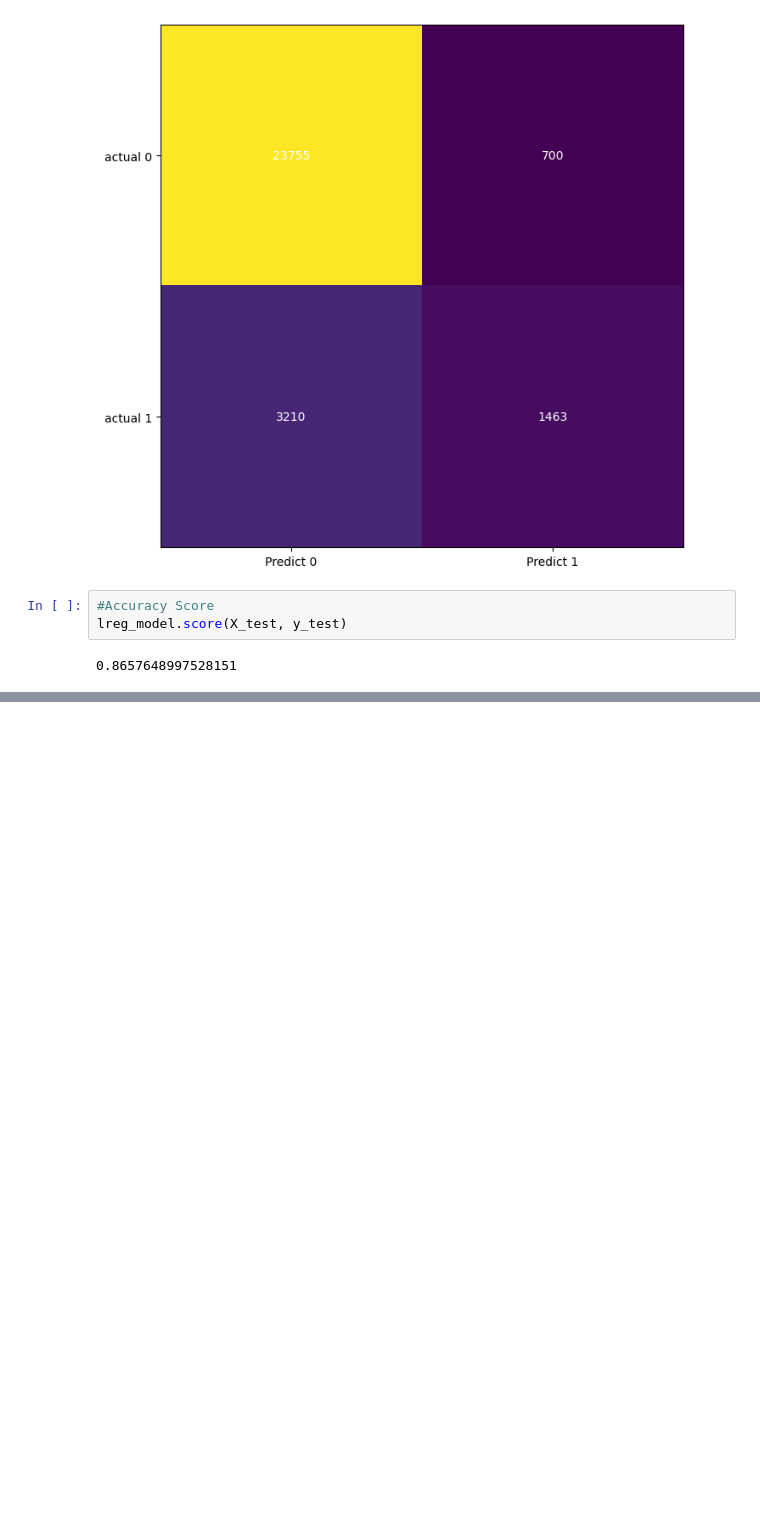
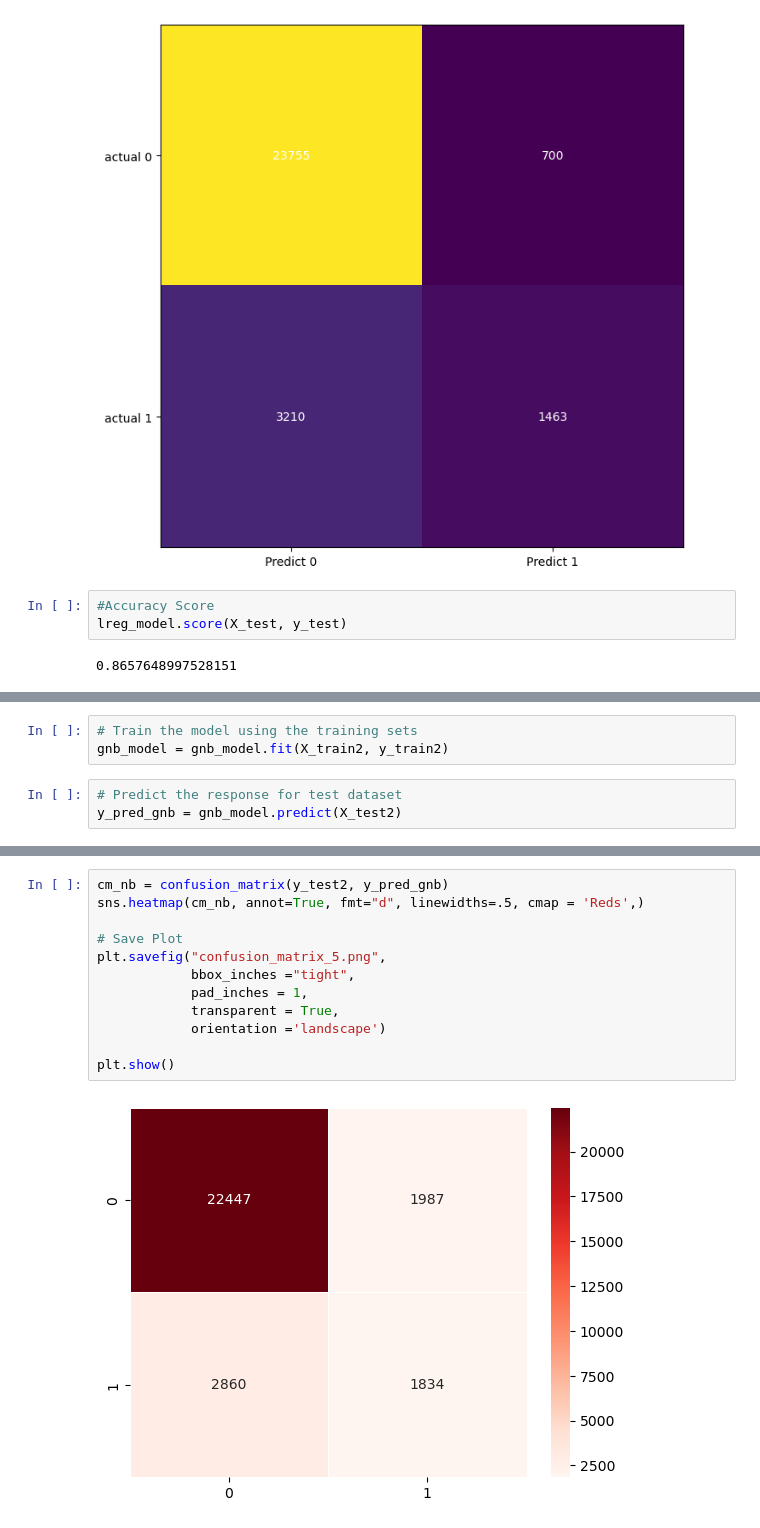
Before and after one commit to qarisp/H8_PYTN-KS08-019, a Jupyter notebook: FinalProject/FinalProject2/Notebook/PYTN_KampusMerdeka_fp2_Qaris Ardian Pratama.ipynb, the cells around one changed output, grey strips where cells are left out. Drawn from its saved outputs; the diff is of its cells as text; blank space fills up the shorter version.

```diff
--- a/FinalProject/FinalProject2/Notebook/PYTN_KampusMerdeka_fp2_Qaris Ardian Pratama.ipynb
+++ b/FinalProject/FinalProject2/Notebook/PYTN_KampusMerdeka_fp2_Qaris Ardian Pratama.ipynb
@@ -947,0 +1221,6 @@ lreg_model.score(X_test, y_test)
+# %%
+# Train the model using the training sets
+gnb_model = gnb_model.fit(X_train2, y_train2)
+# %%
+# Predict the response for test dataset
+y_pred_gnb = gnb_model.predict(X_test2)
@@ -947,0 +1239,14 @@ lreg_model.score(X_test, y_test)
+# %%
+cm_nb = confusion_matrix(y_test2, y_pred_gnb)
+sns.heatmap(cm_nb, annot=True, fmt="d", linewidths=.5, cmap = 'Reds',)
+
+# Save Plot
+plt.savefig("confusion_matrix_5.png",
+            bbox_inches ="tight",
+            pad_inches = 1,
+            transparent = True,
+            orientation ='landscape')
+
+plt.show()
+# %% [output]
+[figure, added]
```
Also changed, not shown: parts of 47 cells of this notebook, 7 other files.
